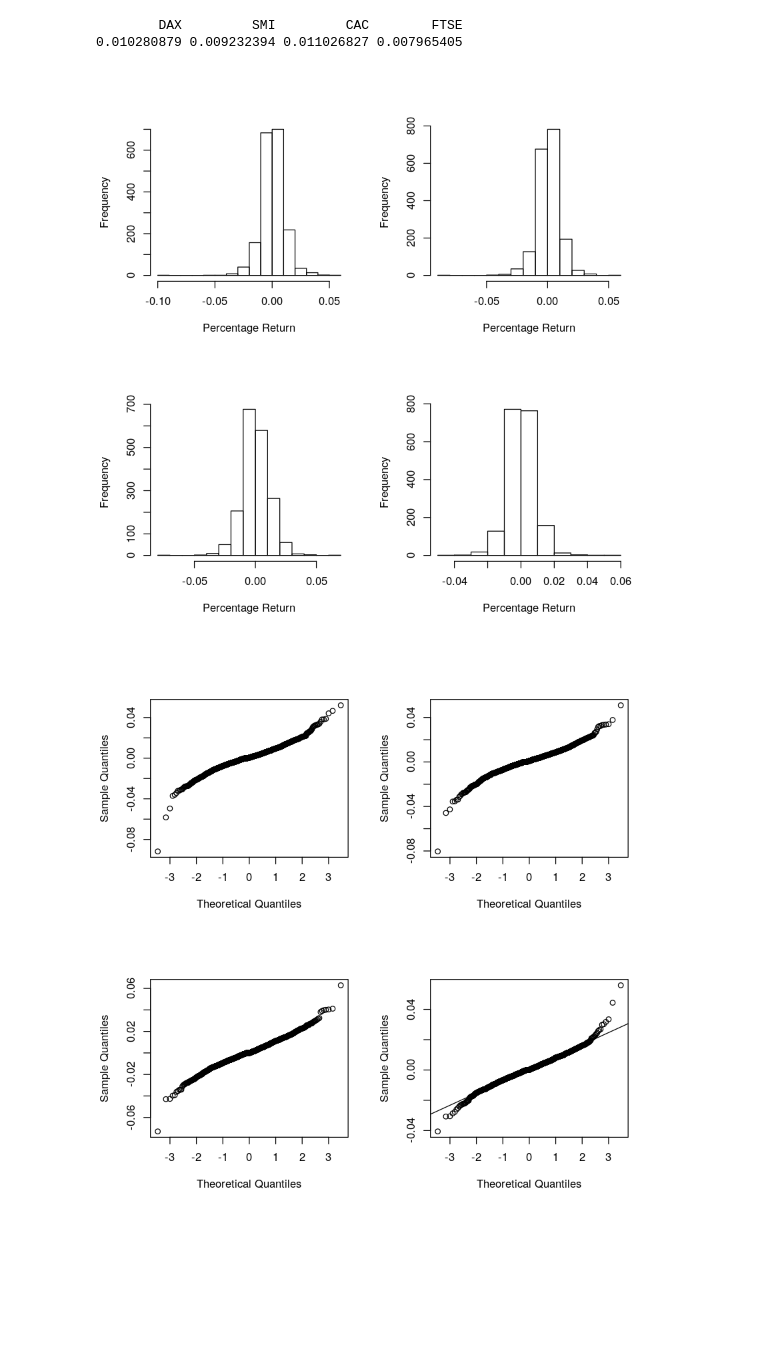
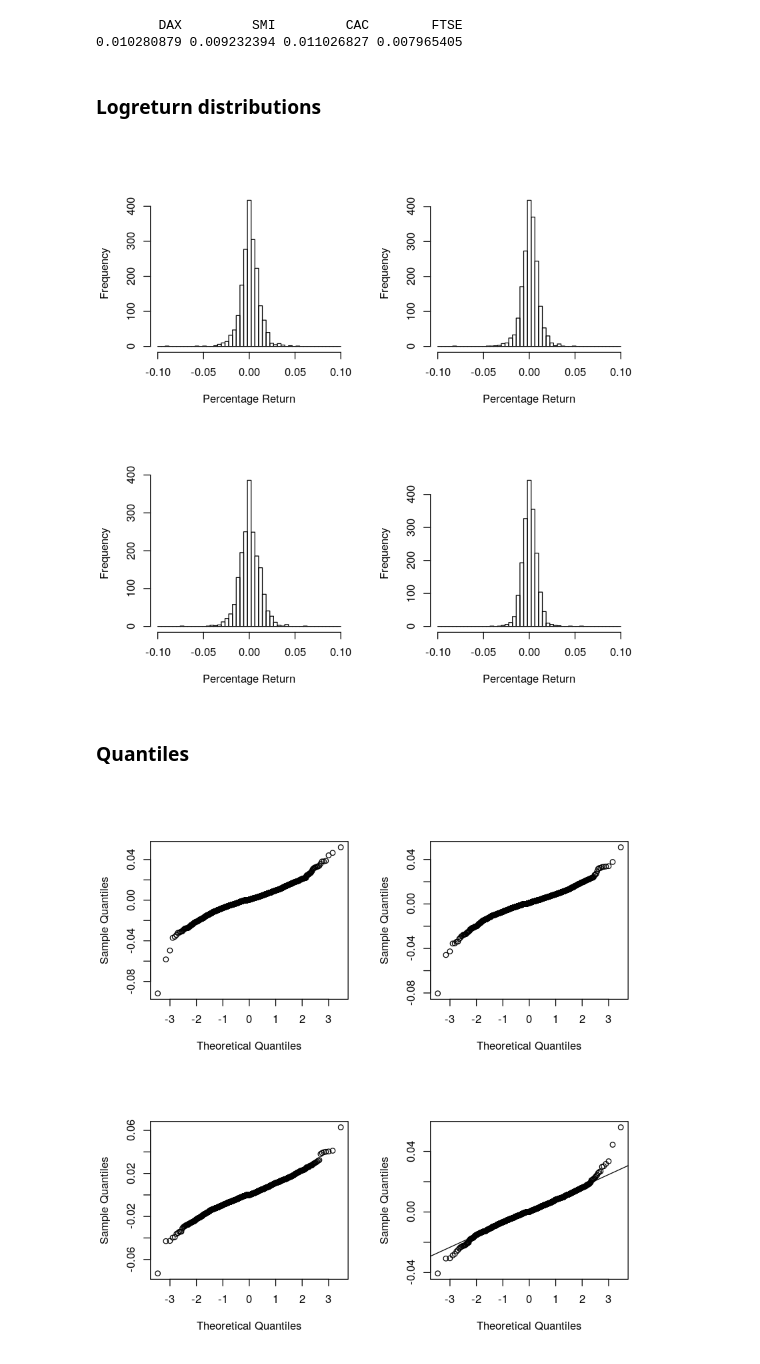
Before and after one commit to denglert/R-sandbox, a Jupyter notebook: datacamp/Time_series/scatterplots.ipynb, the cells around one changed output. Cells and saved outputs as stored; diff of their text form; code cells hidden in the pictures; blank space fills up the shorter version.

```diff
--- a/datacamp/Time_series/scatterplots.ipynb
+++ b/datacamp/Time_series/scatterplots.ipynb
@@ -137,11 +137,15 @@ apply(eu_percentreturns, MARGIN = 2, FUN = sd)
 # %% [output]
         DAX         SMI         CAC        FTSE
 0.010280879 0.009232394 0.011026827 0.007965405
+# %% [markdown]
+### Logreturn distributions
 # %%
 par(mfrow = c(2,2))
-hist <- apply(eu_percentreturns, MARGIN = 2, FUN = hist, main = "", xlab = "Percentage Return")
+hist <- apply(eu_percentreturns, MARGIN = 2, FUN = hist, main = "", breaks=seq(-0.10,0.10,l=50), xlab = "Percentage Return")
 # %% [output]
-[figure, old version]
+[figure, new version]
+# %% [markdown]
+### Quantiles
 # %%
 par(mfrow = c(2,2))
 quantiles <- apply(eu_percentreturns, MARGIN = 2, FUN = qqnorm, main = "")
```
Also changed, not shown: parts of 4 cells of this notebook, 2 other files.
